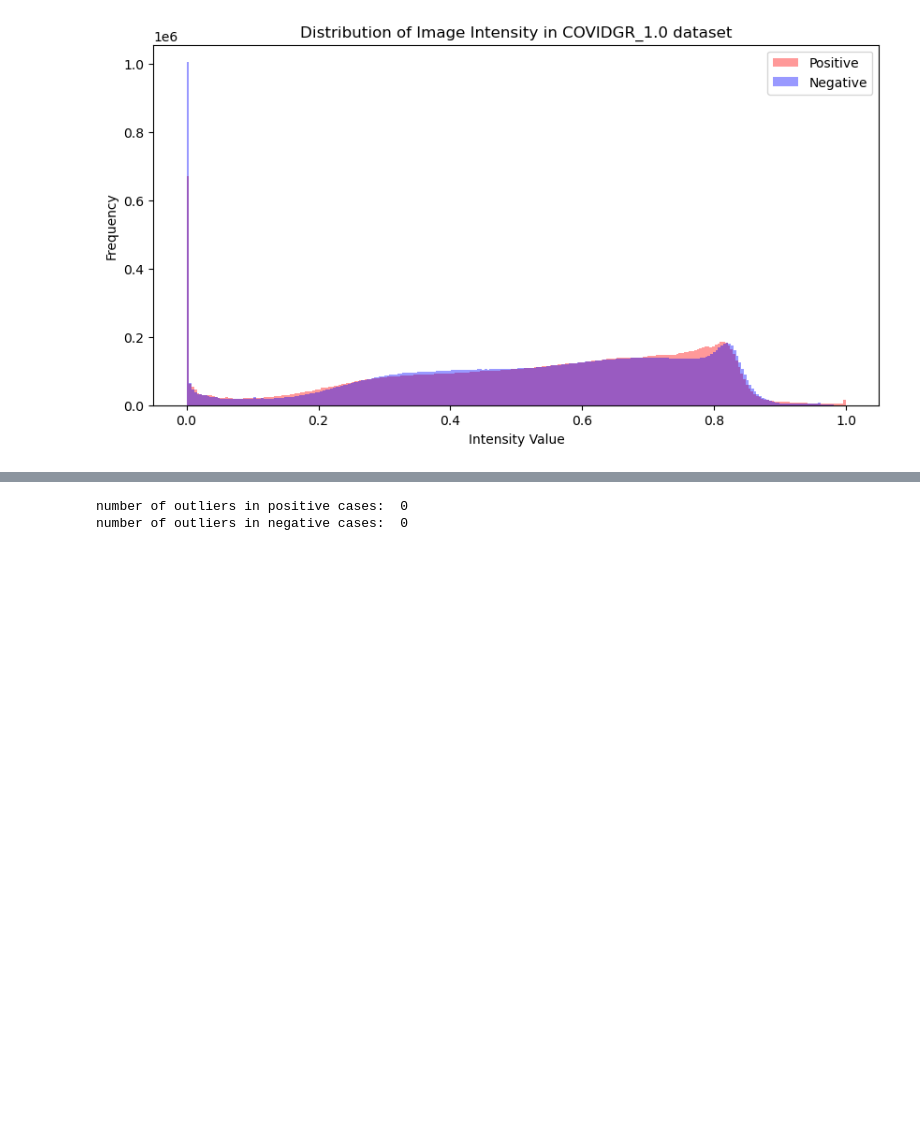
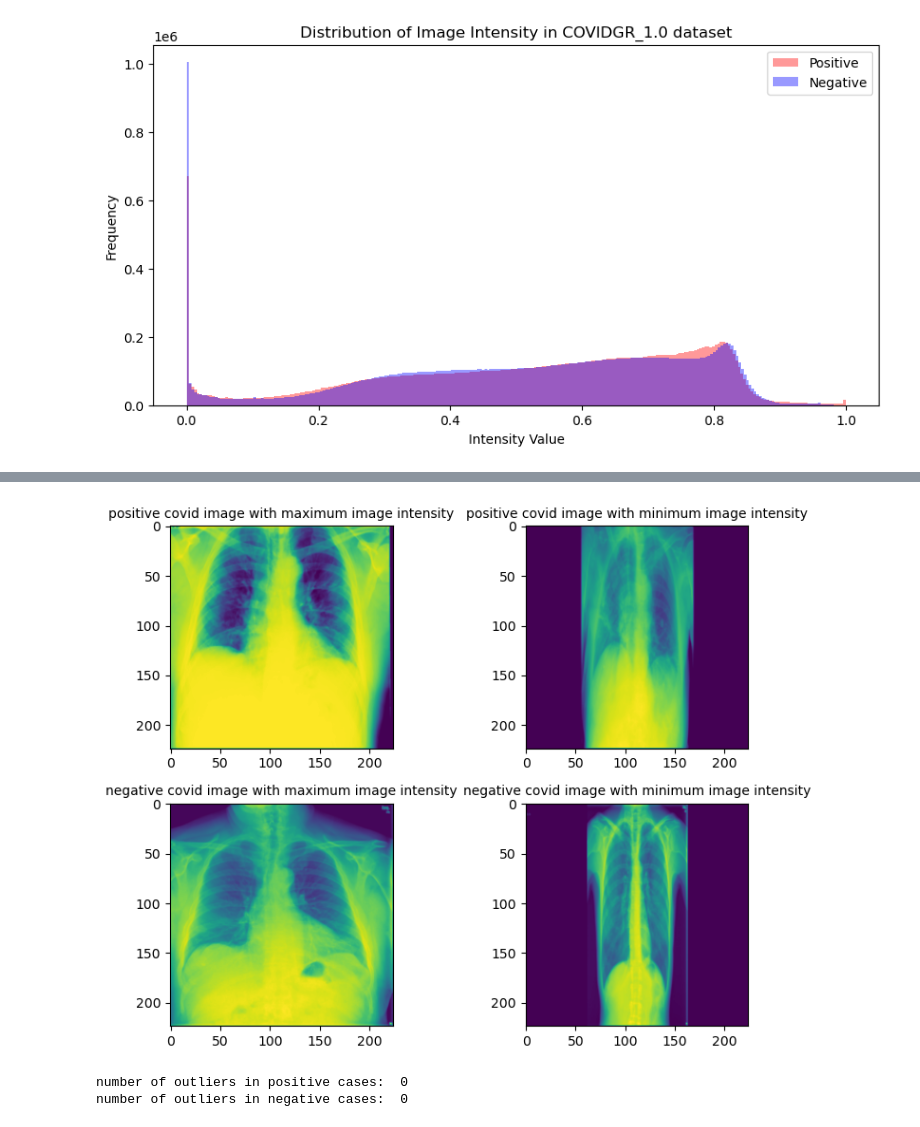
Before and after one commit to adcollin/COVID-detection-from-XRay, a Jupyter notebook: COVIDGR_analysis.ipynb, the cells around one changed output, grey strips where cells are left out. Cells and saved outputs as stored; diff of their text form; code cells hidden in the pictures; blank space fills up the shorter version.

```diff
--- a/COVIDGR_analysis.ipynb
+++ b/COVIDGR_analysis.ipynb
@@ -64,3 +105,24 @@ plt.show()
+# %%
+# Visualize the max and min intensity images -- can we see any visual difference?
+fig, axs = plt.subplots(2, 2, figsize=(8, 6))
+axs = axs.flatten()
+
+axs[0].imshow(np_positive[np.argmax(np.mean(np_positive, axis=(1,2,3))), :, :,:])
+axs[0].set_title("positive covid image with maximum image intensity", fontsize=10)
+
+axs[1].imshow(np_positive[np.argmin(np.mean(np_positive, axis=(1,2,3))), :, :,:])
+axs[1].set_title("positive covid image with minimum image intensity", fontsize=10)
+
+axs[2].imshow(np_negative[np.argmax(np.mean(np_negative, axis=(1,2,3))), :, :,:])
+axs[2].set_title("negative covid image with maximum image intensity", fontsize=10)
+
+axs[3].imshow(np_negative[np.argmin(np.mean(np_negative, axis=(1,2,3))), :, :,:])
+axs[3].set_title("negative covid image with minimum image intensity", fontsize=10)
+
+plt.tight_layout()
+plt.show()
+# %% [output]
+[figure, added]
 # %%
 # Find outliers in the image intensity
 outliers_positive = np_positive[np_positive > 255]
```
Also changed, not shown: parts of 4 cells of this notebook, 1 other file.
